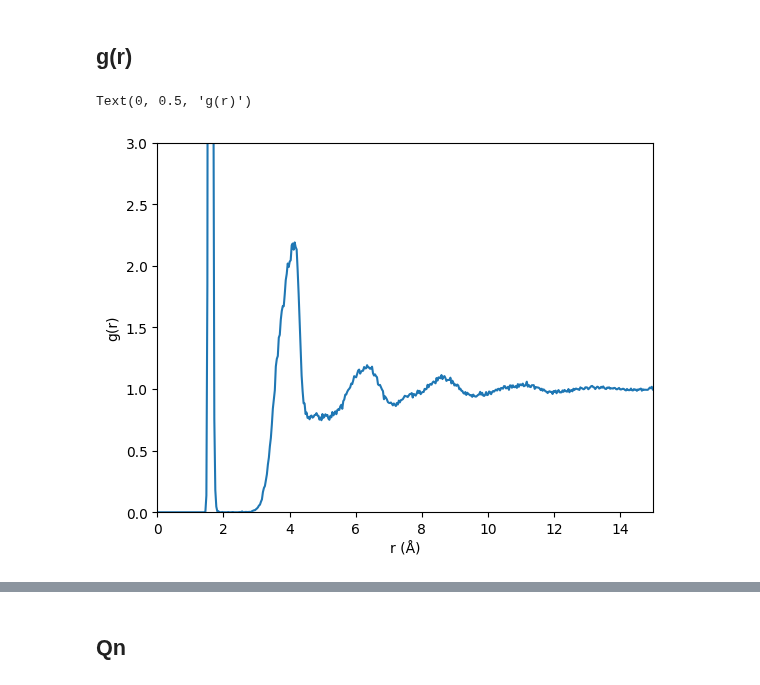
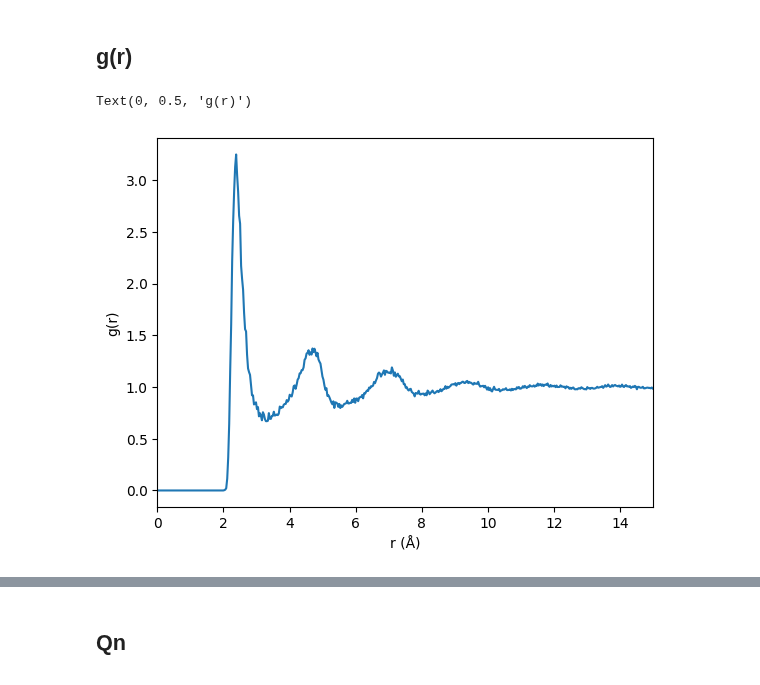
Before and after one commit to R-Chr/vitrum, a Jupyter notebook: examples/analysis/demo.ipynb, the cells around one changed output, grey strips where cells are left out. Cells and saved outputs as stored; diff of their text form; code cells hidden in the pictures.

```diff
--- a/examples/analysis/demo.ipynb
+++ b/examples/analysis/demo.ipynb
@@ -33,13 +46,13 @@ Text(0, 0.5, 'S(Q)')
 # %% [markdown]
 ## g(r)
 # %%
-rdf = sc.get_partial_pdf(['Si', 'O'])
+rdf = sc.get_partial_pdf(('Na', 'O'))
 # %%
 plt.plot(sc.xval, rdf)
 plt.xlim(0,15)
-plt.ylim(0,3)
+
 plt.xlabel("r (Å)")
 plt.ylabel("g(r)")
 # %% [output]
 Text(0, 0.5, 'g(r)')
-[figure, old version]
+[figure, new version]
```
Also changed, not shown: parts of 2 cells of this notebook, 9 other files.
